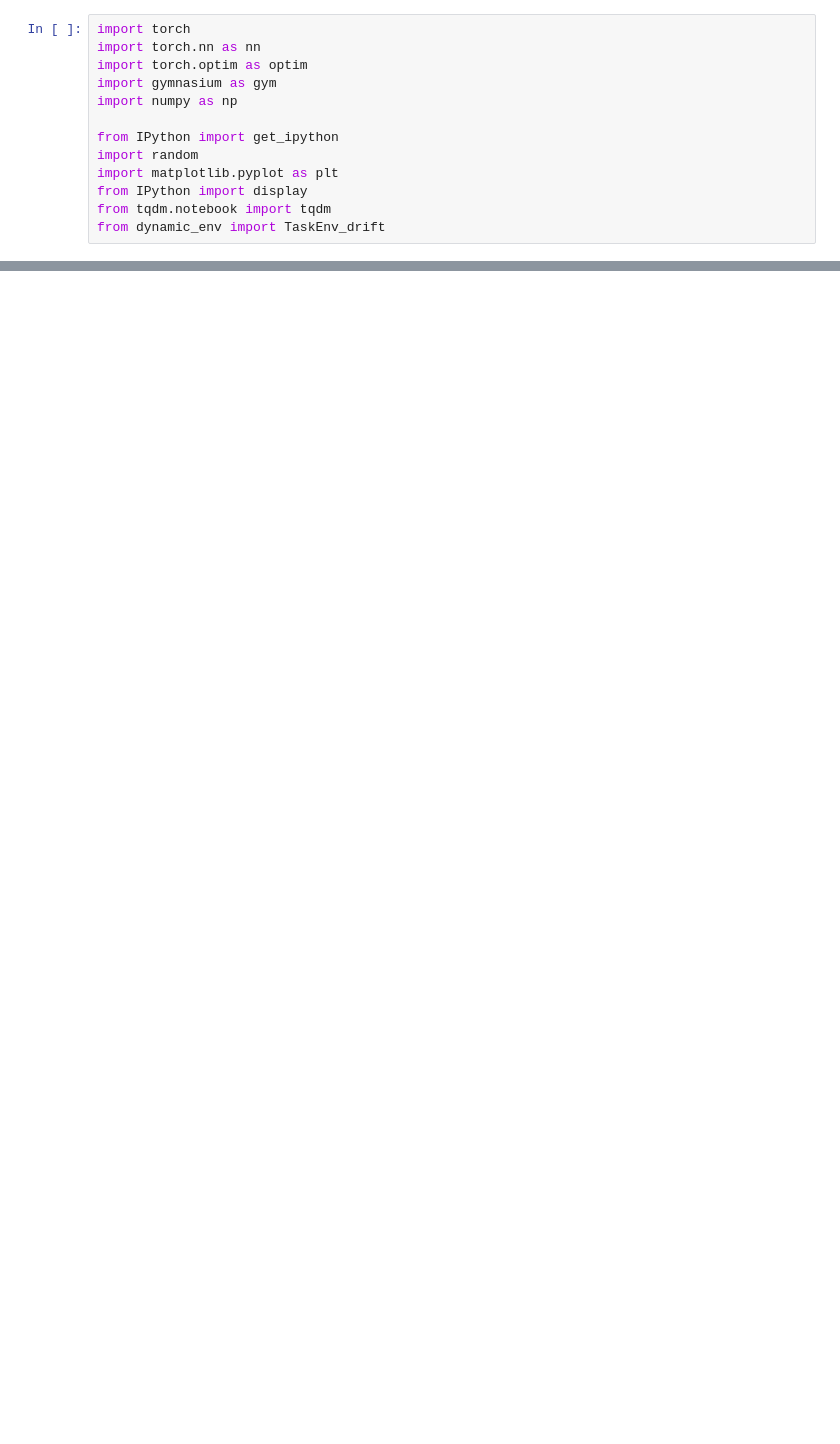
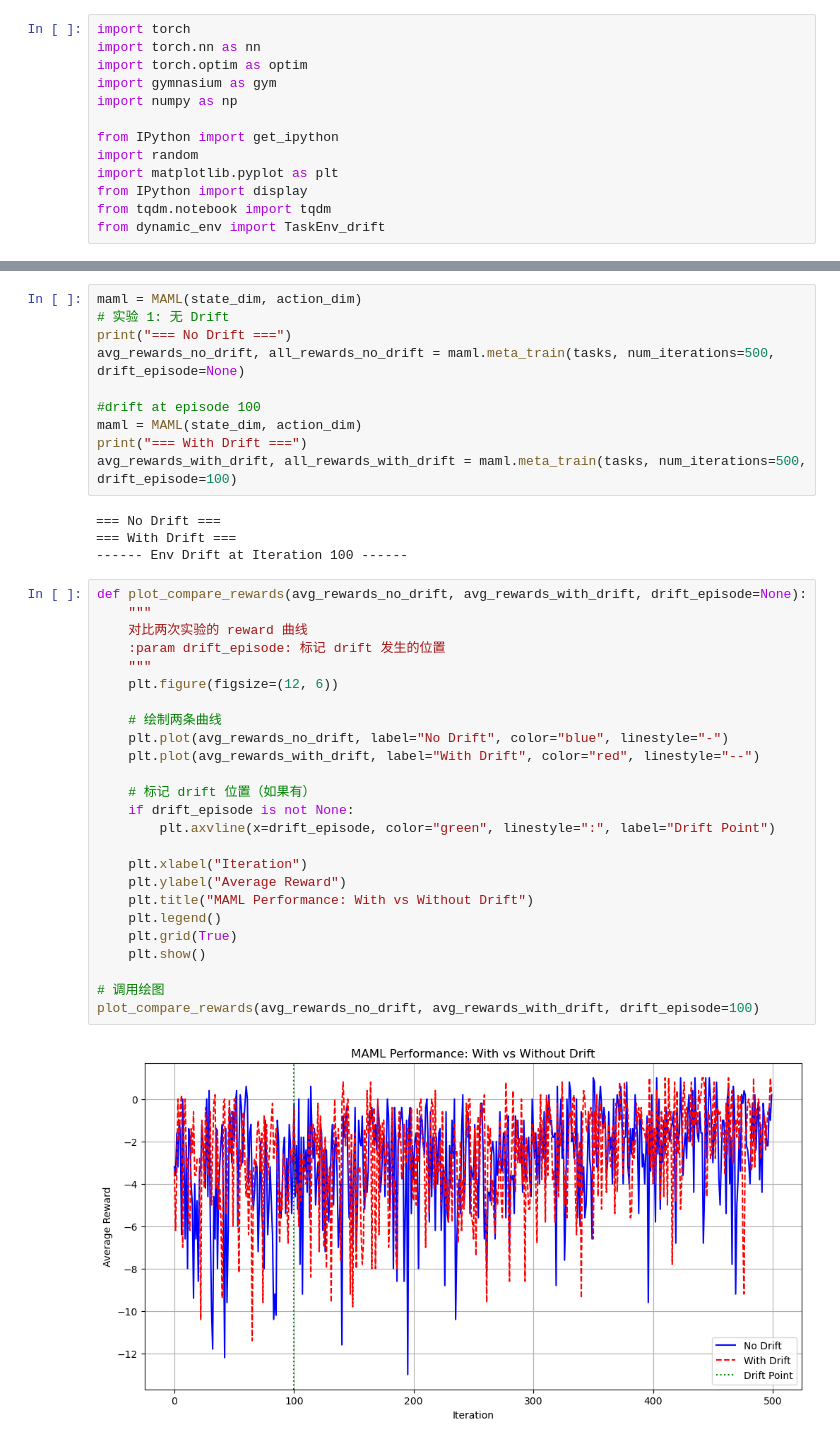
Before and after one commit to weiting016/Graduation_thesis, a Jupyter notebook: main/Metalearning.ipynb, the cells around one changed output, grey strips where cells are left out. Cells and saved outputs as stored; diff of their text form; blank space fills up the shorter version.

```diff
--- a/main/Metalearning.ipynb
+++ b/main/Metalearning.ipynb
@@ -184,3 +182,44 @@ Iteration 9, Meta Loss: -3.8135173320770264
+# %%
+maml = MAML(state_dim, action_dim)
+# 实验 1: 无 Drift
+print("=== No Drift ===")
+avg_rewards_no_drift, all_rewards_no_drift = maml.meta_train(tasks, num_iterations=500, drift_episode=None)
+
+#drift at episode 100
+maml = MAML(state_dim, action_dim)
+print("=== With Drift ===")
+avg_rewards_with_drift, all_rewards_with_drift = maml.meta_train(tasks, num_iterations=500, drift_episode=100)
+# %% [output]
+=== No Drift ===
+=== With Drift ===
+------ Env Drift at Iteration 100 ------
+# %%
+def plot_compare_rewards(avg_rewards_no_drift, avg_rewards_with_drift, drift_episode=None):
+    """
+    对比两次实验的 reward 曲线
+    :param drift_episode: 标记 drift 发生的位置
+    """
+    plt.figure(figsize=(12, 6))
+
+    # 绘制两条曲线
+    plt.plot(avg_rewards_no_drift, label="No Drift", color="blue", linestyle="-")
+    plt.plot(avg_rewards_with_drift, label="With Drift", color="red", linestyle="--")
+
+    # 标记 drift 位置（如果有）
+    if drift_episode is not None:
+        plt.axvline(x=drift_episode, color="green", linestyle=":", label="Drift Point")
+
+    plt.xlabel("Iteration")
+    plt.ylabel("Average Reward")
+    plt.title("MAML Performance: With vs Without Drift")
+    plt.legend()
+    plt.grid(True)
+    plt.show()
+
+# 调用绘图
+plot_compare_rewards(avg_rewards_no_drift, avg_rewards_with_drift, drift_episode=100)
+# %% [output]
+[figure, added]
 # %%
 test_task = TaskEnv_drift()
 test_task.set_flag()
```
Also changed, not shown: parts of 4 cells of this notebook, 14 other files.
